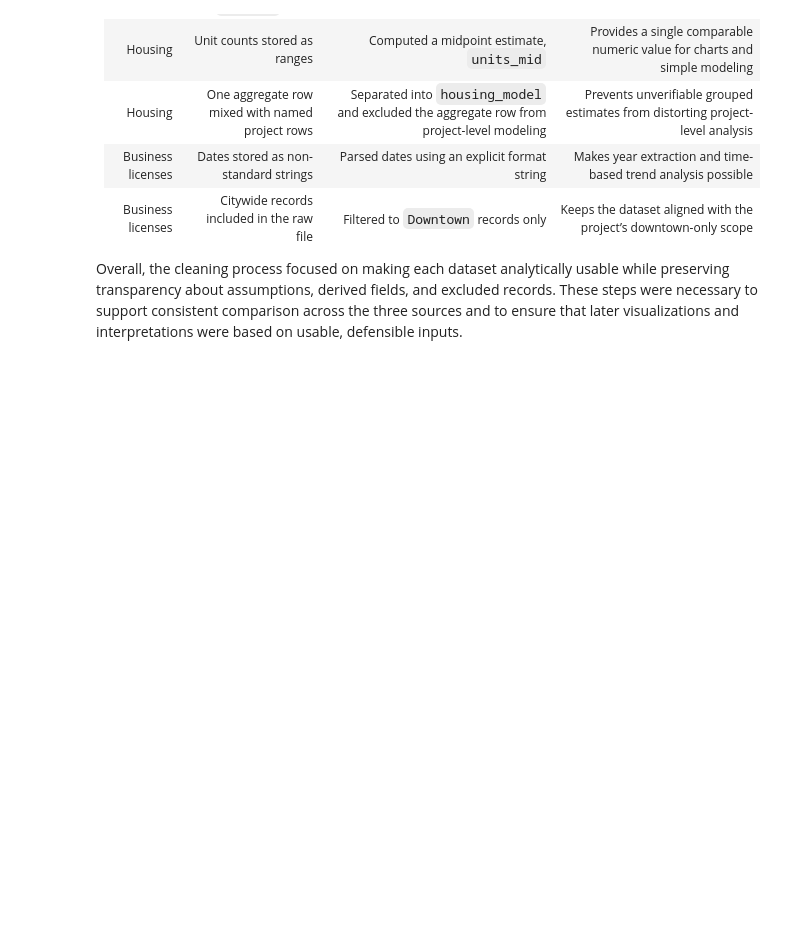
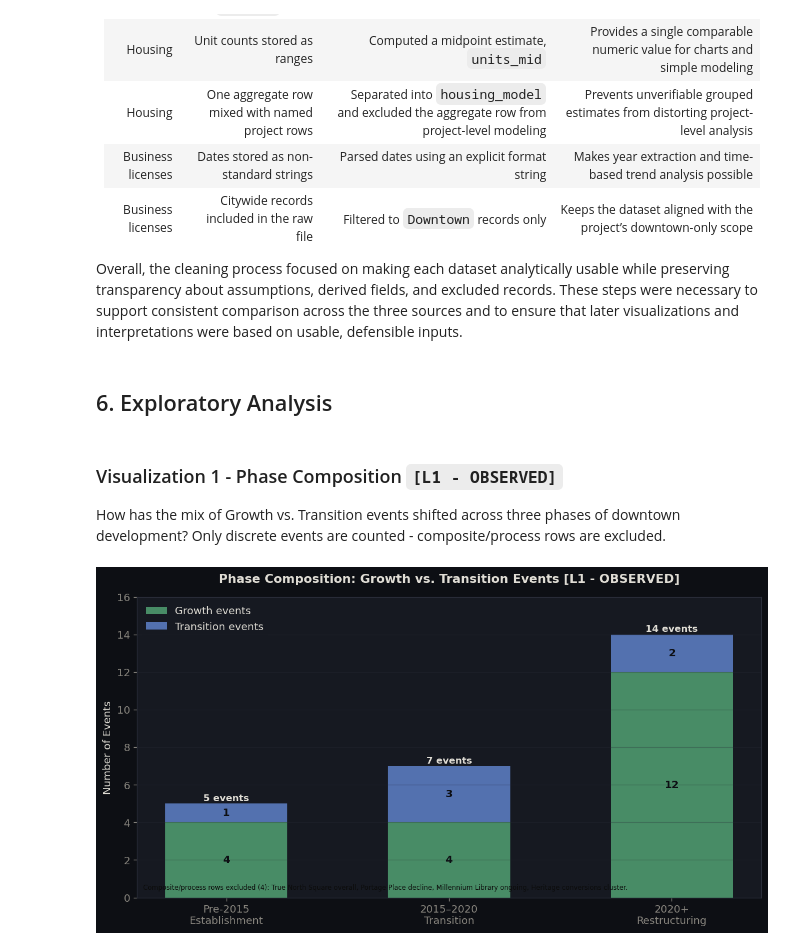
Before and after one commit to rynetroy/comp-2040-project-3, a Jupyter notebook: notebooks/week14.ipynb, the cells around one changed output. Drawn from its saved outputs; the diff is of its cells as text; code cells hidden in the pictures; blank space fills up the shorter version.

```diff
--- a/notebooks/week14.ipynb
+++ b/notebooks/week14.ipynb
@@ -563,3 +563,61 @@ Overall, the business license data is now ready for time-based analysis of recen
 | Business licenses | Citywide records included in the raw file | Filtered to `Downtown` records only | Keeps the dataset aligned with the project’s downtown-only scope |
 
 Overall, the cleaning process focused on making each dataset analytically usable while preserving transparency about assumptions, derived fields, and excluded records. These steps were necessary to support consistent comparison across the three sources and to ensure that later visualizations and interpretations were based on usable, defensible inputs.
+# %% [markdown]
+## 6. Exploratory Analysis
+# %% [markdown]
+### Visualization 1 - Phase Composition `[L1 - OBSERVED]`
+
+How has the mix of Growth vs. Transition events shifted across three phases of downtown development? Only discrete events are counted - composite/process rows are excluded.
+# %%
+# Keep only discrete events (exclude composite process rows like "Portage Place decline")
+discrete = gantt[gantt['row_type'] == 'discrete']
+
+phases = ['Pre-2015 establishment', '2015–2020 transition', '2020+ restructuring']
+phase_labels = ['Pre-2015\nEstablishment', '2015–2020\nTransition', '2020+\nRestructuring']
+
+# Count Growth and Transition events in each phase
+growth_vals = [len(discrete[(discrete['phase'] == p) & (discrete['impact'] == 'Growth')]) for p in phases]
+trans_vals  = [len(discrete[(discrete['phase'] == p) & (discrete['impact'] == 'Transition')]) for p in phases]
+
+fig, ax = plt.subplots(figsize=(10, 5.5))
+x = np.arange(len(phases))
+w = 0.55
+
+# Stacked bars — Growth on bottom, Transition on top
+ax.bar(x, growth_vals, w, color=GROWTH_C, label='Growth events', alpha=0.9, edgecolor='none')
+ax.bar(x, trans_vals,  w, color=TRANS_C,  label='Transition events', alpha=0.9, edgecolor='none',
+       bottom=growth_vals)
+
+# Add count labels inside and above bars
+for i, (g, t) in enumerate(zip(growth_vals, trans_vals)):
+    total = g + t
+    ax.text(i, total + 0.15, f'{total} events',
+            ha='center', fontsize=10, fontweight='bold', color='#e0ddd5')
+    if g > 0:
+        ax.text(i, g / 2, f'{g}', ha='center', va='center',
+                fontsize=11, fontweight='bold', color='#0d0f14')
+    if t > 0:
+        ax.text(i, g + t / 2, f'{t}', ha='center', va='center',
+                fontsize=11, fontweight='bold', color='#0d0f14')
+
+ax.set_xticks(x)
+ax.set_xticklabels(phase_labels, fontsize=11)
+ax.set_ylabel('Number of Events')
+ax.set_title('Phase Composition: Growth vs. Transition Events [L1 - OBSERVED]',
+             fontsize=13, fontweight='bold', pad=15)
+ax.legend(loc='upper left', framealpha=0.3, edgecolor='none')
+ax.set_ylim(0, max(g + t for g, t in zip(growth_vals, trans_vals)) + 2)
+ax.grid(axis='y', alpha=0.3)
+
+# Footnote: what was excluded
+ax.text(0.01, 0.02,
+        'Composite/process rows excluded (4): True North Square overall, '
+        'Portage Place decline, Millennium Library ongoing, Heritage conversions cluster.',
+        transform=ax.transAxes, fontsize=7, color="#0c0c0b", va='bottom')
+
+plt.tight_layout()
+plt.savefig('fig_phase_composition.png', bbox_inches='tight', facecolor='#0d0f14')
+plt.show()
+# %% [output]
+[figure, added]
```
Also changed, not shown: parts of 15 cells of this notebook, 4 other files.
